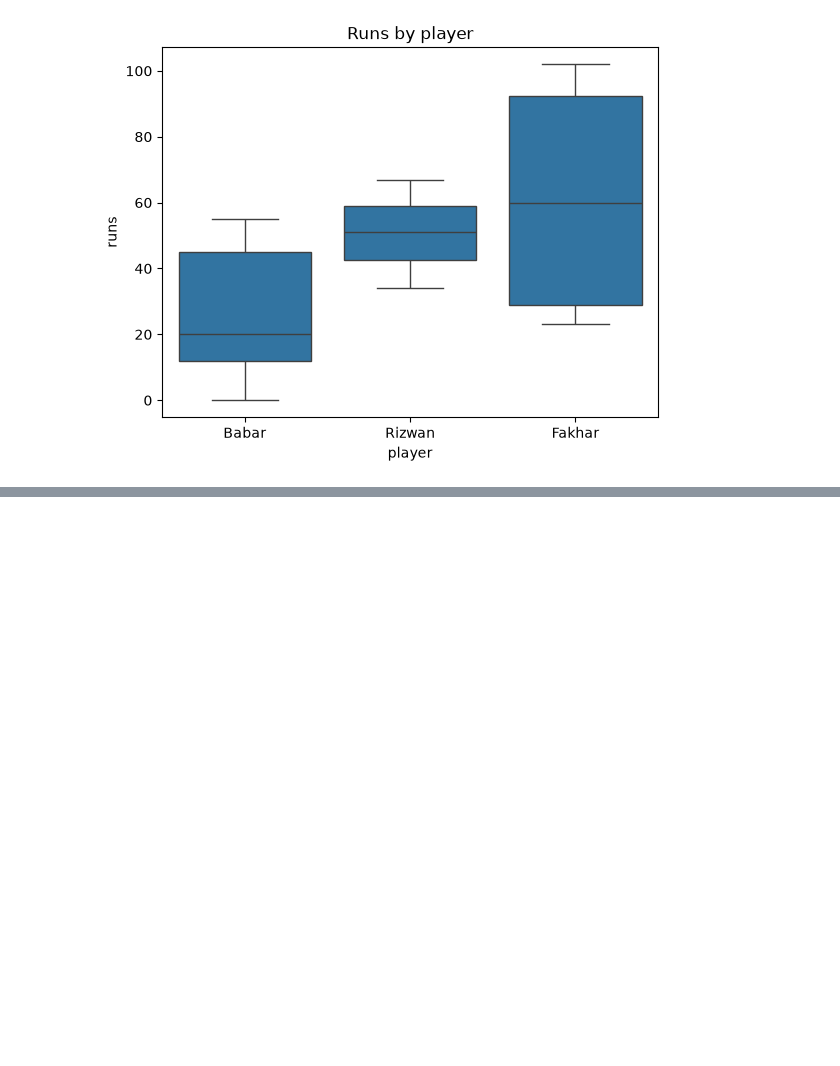
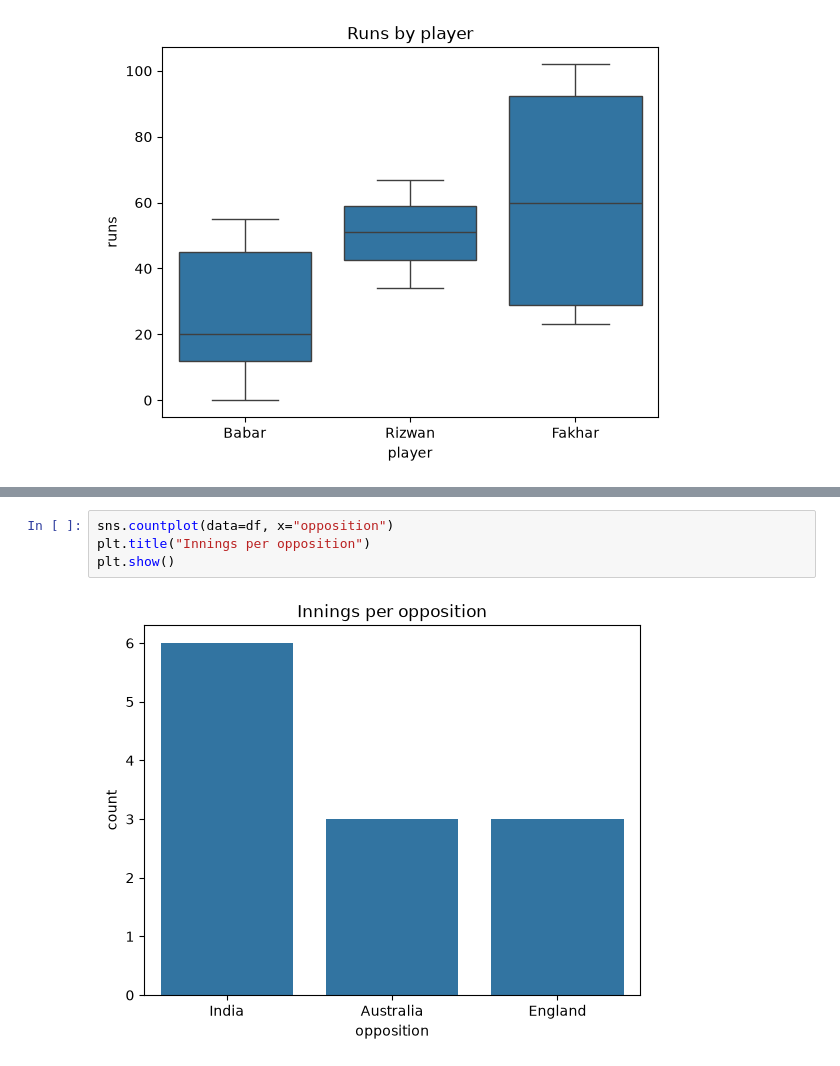
Before and after one commit to sarfrazrasheed00/cricket-ml, a Jupyter notebook: notebooks/08_visualization.ipynb, the cells around one changed output, grey strips where cells are left out. Drawn from its saved outputs; the diff is of its cells as text; blank space fills up the shorter version.

```diff
--- a/notebooks/08_visualization.ipynb
+++ b/notebooks/08_visualization.ipynb
@@ -104,0 +135,6 @@ Name: runs, dtype: float64
+# %%
+sns.countplot(data=df, x="opposition")
+plt.title("Innings per opposition")
+plt.show()
+# %% [output]
+[figure, added]
```
Also changed, not shown: parts of 4 cells of this notebook, 1 other file.
